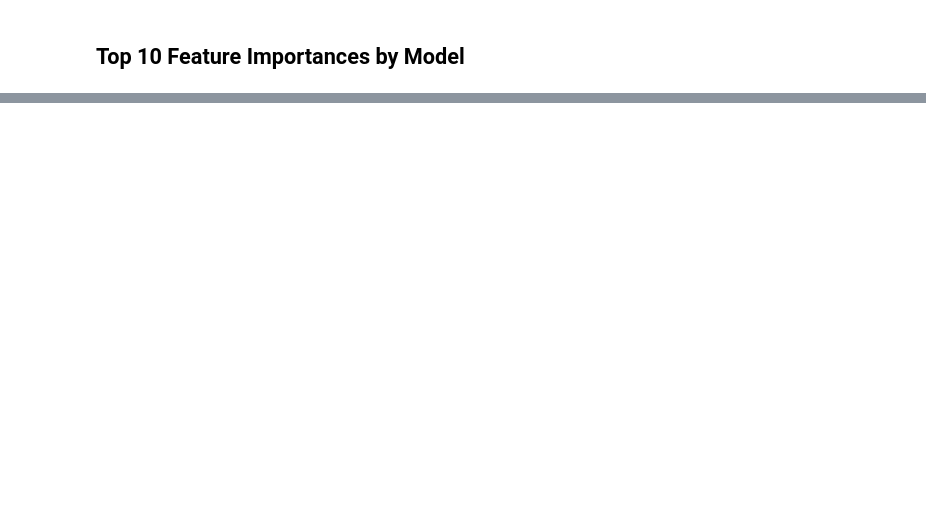
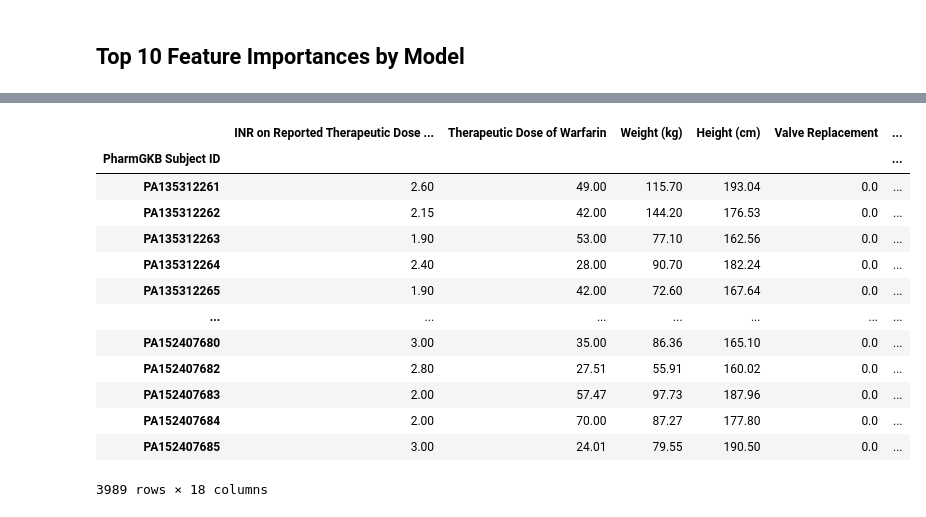
Before and after one commit to CountZero-Error/Warfarin_dose-Prediction, a Jupyter notebook: feature_importance.ipynb, the cells around one changed output, grey strips where cells are left out. Saved outputs shown, nothing was run; the diff lists cells and outputs as text; code cells hidden in the pictures; blank space fills up the shorter version.

```diff
--- a/feature_importance.ipynb
+++ b/feature_importance.ipynb
@@ -546,0 +576,7 @@ Start with the following (about 12–15 features):
+# %%
+# Compress Age Group to 3 Bins
+df['Age <50'] = df[['Age_10 - 19', 'Age_20 - 29', 'Age_30 - 39', 'Age_40 - 49']].sum(axis=1)
+df['Age 50-69'] = df[['Age_50 - 59', 'Age_60 - 69']].sum(axis=1)
+df['Age >=70'] = df[['Age_70 - 79', 'Age_80 - 89', 'Age_90+']].sum(axis=1)
+
+df.drop(columns=[col for col in df.columns if col.startswith('Age_')], inplace=True)
@@ -546,0 +603,46 @@ Start with the following (about 12–15 features):
+# %%
+selected_features = [
+    # Target variable
+    "INR on Reported Therapeutic Dose of Warfarin",
+    "Therapeutic Dose of Warfarin",
+
+    # Core physiological and demographic features
+    "Weight (kg)",
+    "Height (cm)",
+    "Valve Replacement",
+    "Gender_female",
+    "Gender_male",
+
+    # Aggregated age groups
+    "Age <50",
+    "Age 50-69",
+    "Age >=70",
+
+    # Additional predictive features
+    "Fluvastatin (Lescol)",
+    "Aspirin",
+    "Acetaminophen or Paracetamol (Tylenol)",
+    "Simvastatin (Zocor)",
+    "Cardiomyopathy/LV Dilation",
+    "Rifampin or Rifampicin",
+    "Diabetes",
+    "Anti-fungal Azoles"
+]
+# %%
+df = df[selected_features]
+df
+# %% [output]
+|  | INR on Reported Therapeutic Dose ... | Therapeutic Dose of Warfarin | Weight (kg) | Height (cm) | Valve Replacement | ... |
+| PharmGKB Subject ID |  |  |  |  |  | ... |
+| PA135312261 | 2.60 | 49.00 | 115.70 | 193.04 | 0.0 | ... |
+| PA135312262 | 2.15 | 42.00 | 144.20 | 176.53 | 0.0 | ... |
+| PA135312263 | 1.90 | 53.00 | 77.10 | 162.56 | 0.0 | ... |
+| PA135312264 | 2.40 | 28.00 | 90.70 | 182.24 | 0.0 | ... |
+| PA135312265 | 1.90 | 42.00 | 72.60 | 167.64 | 0.0 | ... |
+| ... | ... | ... | ... | ... | ... | ... |
+| PA152407680 | 3.00 | 35.00 | 86.36 | 165.10 | 0.0 | ... |
+| PA152407682 | 2.80 | 27.51 | 55.91 | 160.02 | 0.0 | ... |
+| PA152407683 | 2.00 | 57.47 | 97.73 | 187.96 | 0.0 | ... |
+| PA152407684 | 2.00 | 70.00 | 87.27 | 177.80 | 0.0 | ... |
+| PA152407685 | 3.00 | 24.01 | 79.55 | 190.50 | 0.0 | ... |
+3989 rows × 18 columns
```
Also changed, not shown: parts of 27 cells of this notebook, 1 other file.
